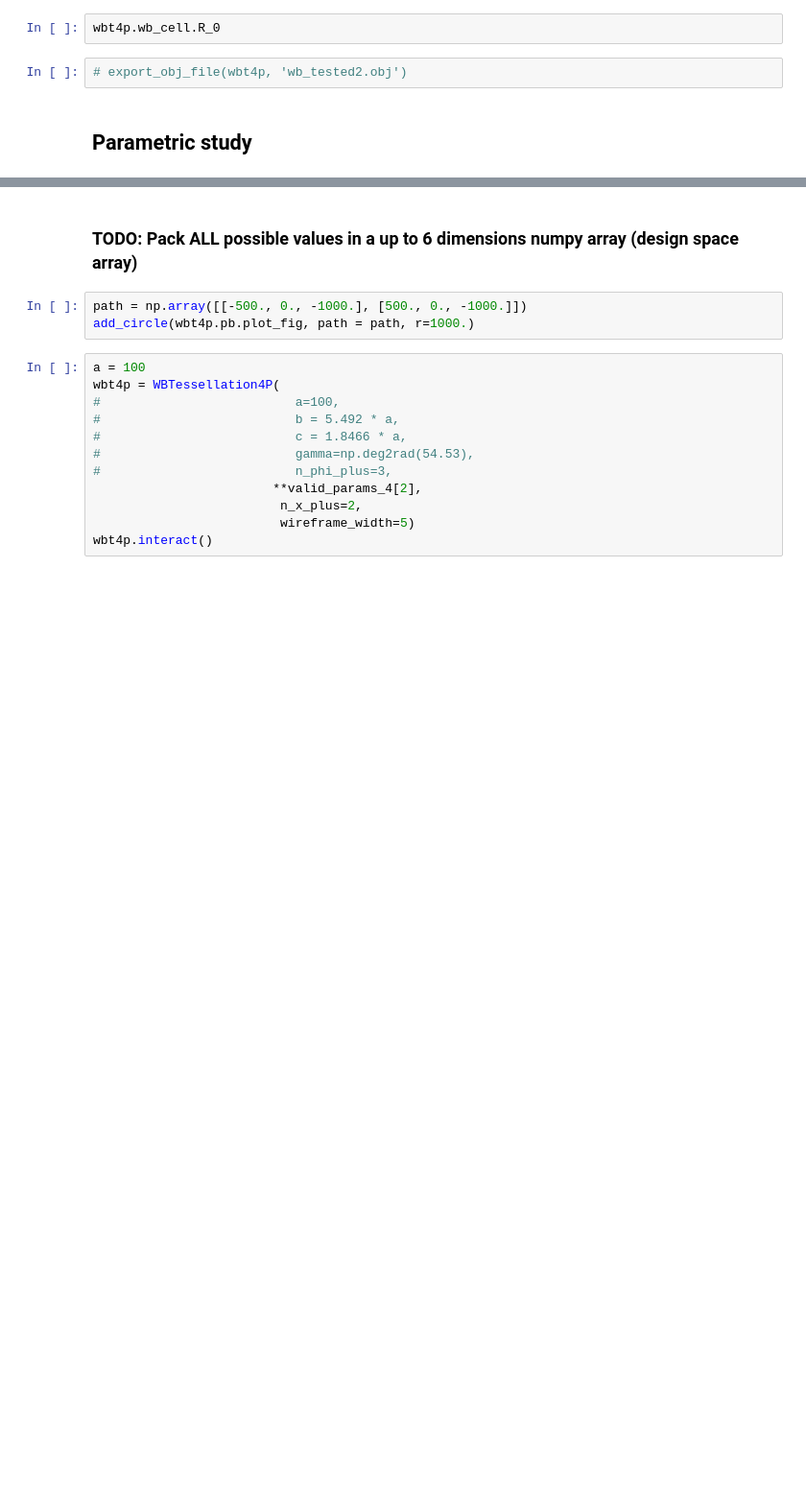
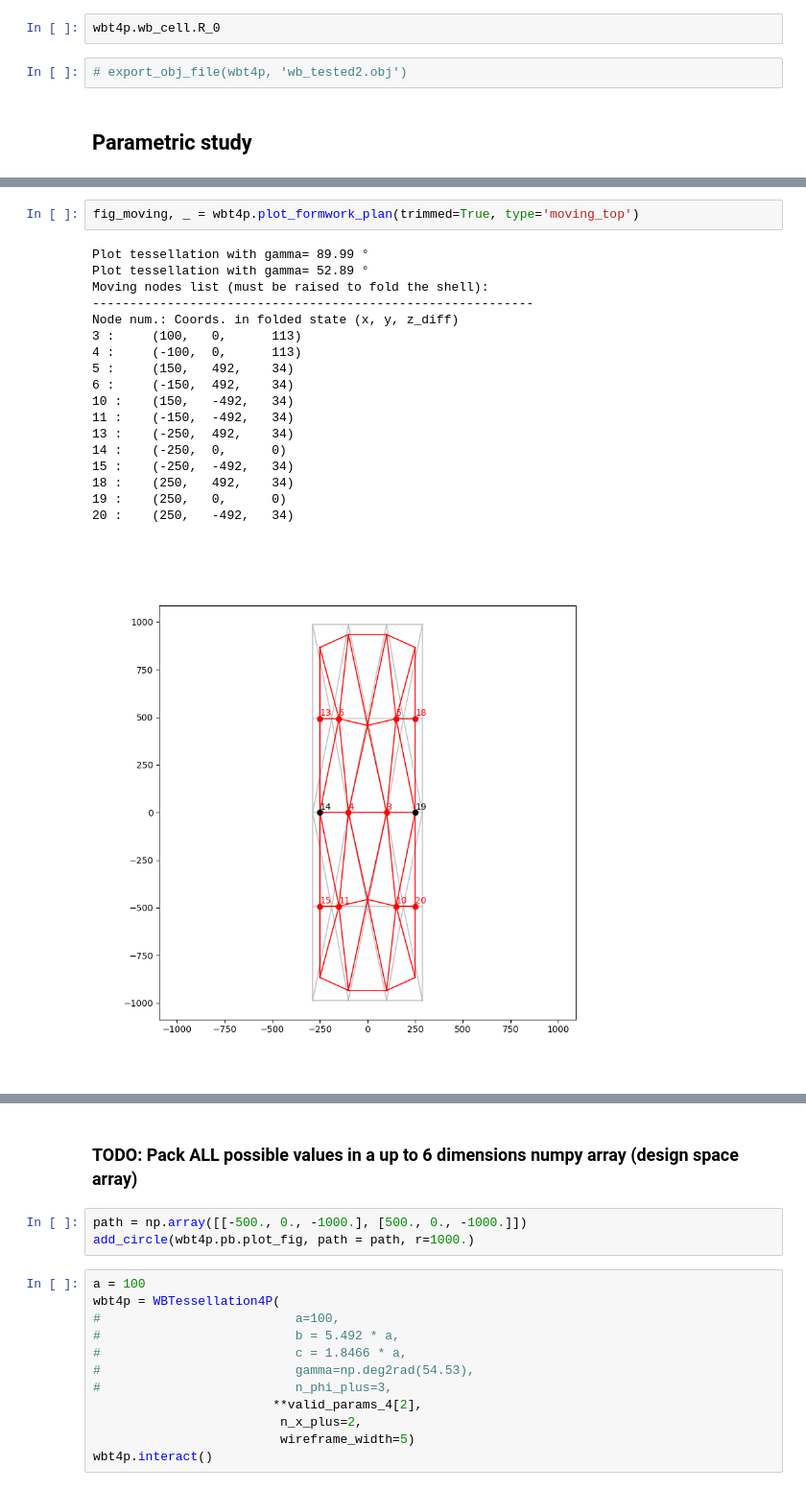
Before and after one commit to bmcs-group/bmcs_shell, a Jupyter notebook: notebooks/folding/experiments/first_series_2022/shells_geometries.ipynb, the cells around one changed output, grey strips where cells are left out. Shown at 96% size. Drawn from its saved outputs; the diff is of its cells as text; blank space fills up the shorter version.

```diff
--- a/notebooks/folding/experiments/first_series_2022/shells_geometries.ipynb
+++ b/notebooks/folding/experiments/first_series_2022/shells_geometries.ipynb
@@ -88,0 +128,21 @@ VBox(children=(HBox(children=(VBox(children=(Tree(layout=Layout(align_items='str
+# %%
+fig_moving, _ = wbt4p.plot_formwork_plan(trimmed=True, type='moving_top')
+# %% [output]
+Plot tessellation with gamma= 89.99 °
+Plot tessellation with gamma= 52.89 °
+Moving nodes list (must be raised to fold the shell):
+-----------------------------------------------------------
+Node num.: Coords. in folded state (x, y, z_diff)
+3 :     (100,   0,      113)
+4 :     (-100,  0,      113)
+5 :     (150,   492,    34)
+6 :     (-150,  492,    34)
+10 :    (150,   -492,   34)
+11 :    (-150,  -492,   34)
+13 :    (-250,  492,    34)
+14 :    (-250,  0,      0)
+15 :    (-250,  -492,   34)
+18 :    (250,   492,    34)
+19 :    (250,   0,      0)
+20 :    (250,   -492,   34)
+[figure, added]
```
Also changed, not shown: parts of 28 cells of this notebook, 2 other files.
